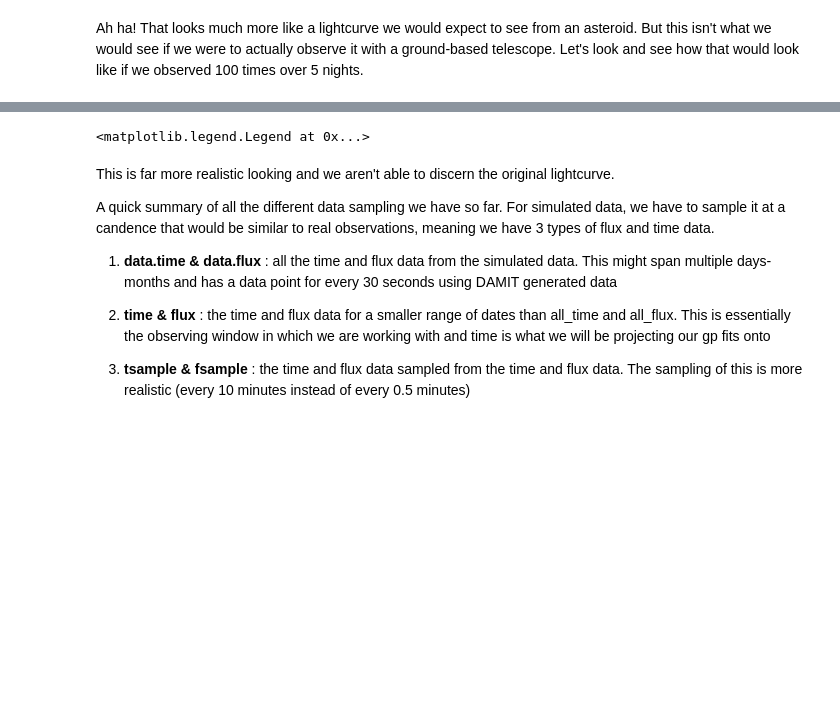
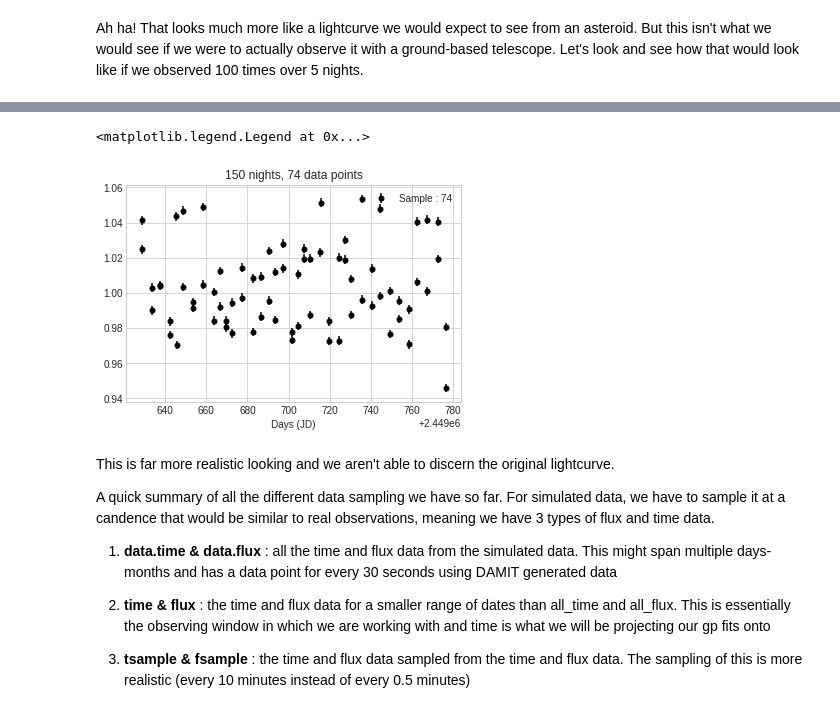
Before and after one commit to dirac-institute/CometGPs, a Jupyter notebook: cwl_sandbox/A Motivating Example.ipynb, the cells around one changed output, grey strips where cells are left out. Saved outputs shown, nothing was run; the diff lists cells and outputs as text; code cells hidden in the pictures; blank space fills up the shorter version.

```diff
--- a/cwl_sandbox/A Motivating Example.ipynb
+++ b/cwl_sandbox/A Motivating Example.ipynb
@@ -77,7 +75,7 @@ Text(0,0.5,'Flux (centered around 1)')
 # %% [markdown]
 Ah ha! That looks much more like a lightcurve we would expect to see from an asteroid. But this isn't what we would see if we were to actually observe it with a ground-based telescope. Let's look and see how that would look like if we observed 100 times over 5 nights.
 # %%
-days, delay = 5, 0
+days, delay = 150, 1
 
 # convert days to points
 span = 2880 * days
@@ -87,7 +85,7 @@ time = np.array(data.time[start_pt:span+start_pt])
 flux = np.array(data.flux[start_pt:span+start_pt])
 
 flux_err = np.ones_like(flux) * np.std(flux)/10.0
-tsample, fsample, flux_err = subsample(time, flux, flux_err=flux_err, npoints=100, kind="telescope")
+tsample, fsample, flux_err = subsample(time, flux, flux_err=flux_err, npoints=0, kind="ztf/lsst")
 
 fig, ax = plt.subplots(1,1, figsize=(6,4))
 ax.set_title("%i nights, %i data points"%(days, len(fsample)))
@@ -102,4 +98,5 @@ ax.legend()
 <matplotlib.legend.Legend at 0x...>
+[figure, added]
 # %% [markdown]
 This is far more realistic looking and we aren't able to discern the original lightcurve.
 
```
Also changed, not shown: parts of 13 cells of this notebook, 5 other files.
